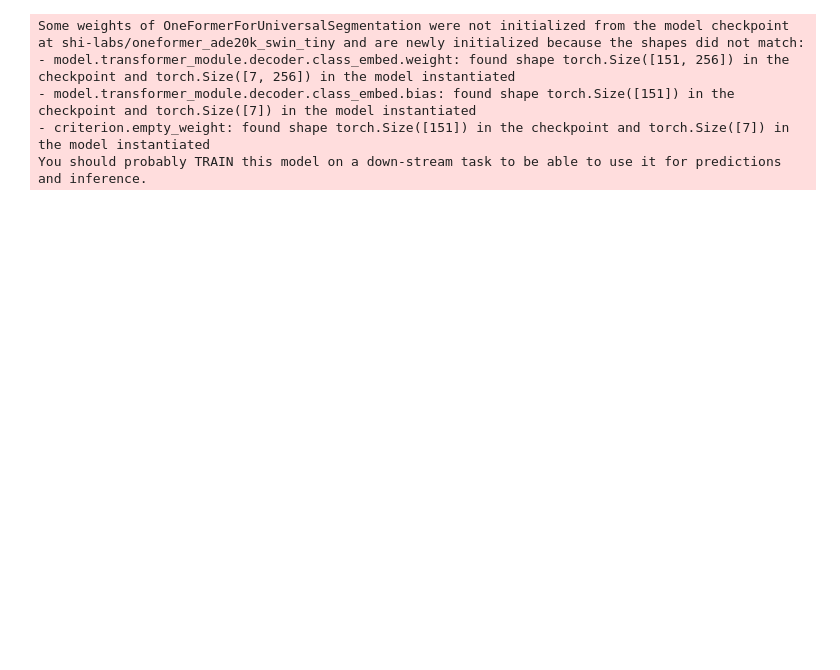
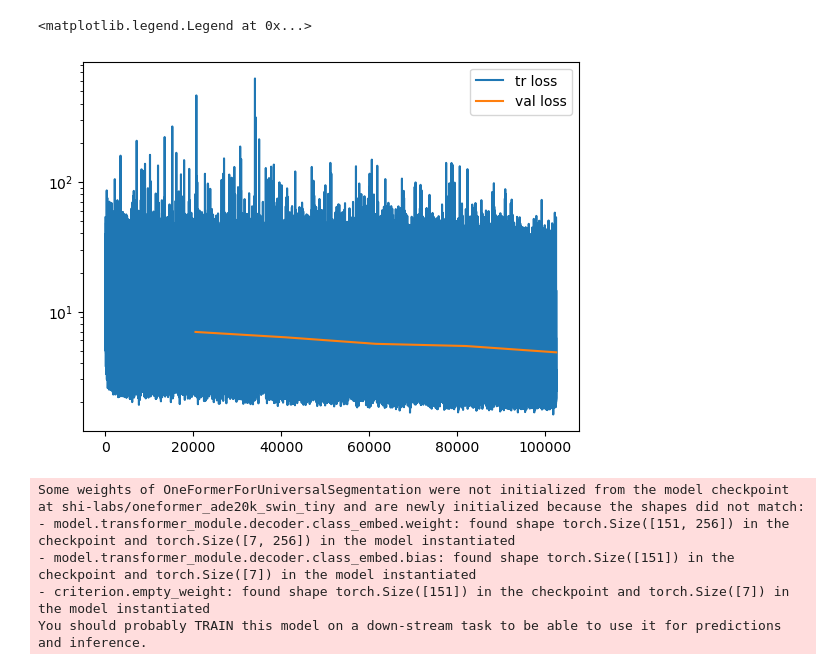
Before and after one commit to PanzaResce/galaxy_segmentation, a Jupyter notebook: notebooks/post_training.ipynb, the cells around one changed output. Saved outputs shown, nothing was run; the diff lists cells and outputs as text; code cells hidden in the pictures; blank space fills up the shorter version.

```diff
--- a/notebooks/post_training.ipynb
+++ b/notebooks/post_training.ipynb
@@ -10,14 +11,29 @@ from config import DATASET_DIR, CLASS_INFO_PATH, MAIN_PROJECT_DIR, GALAXY_MEAN,
 from visual import *
 from dataset import *
 from utils import *
+# %%
+dataset = json.load(open(os.path.join(DATASET_DIR, "galaxy_train.json")))
+dataset = list(dataset.values())
+
+# Skip unannotated images
+dataset = [a for a in dataset if a['regions']]
 # %%
 tr_loss = []
 val_loss = []
 with open("../out/tr_loss.txt", "r") as f:
     tr_loss = [float(val.split()[0]) for val in f.readlines()]
 
 with open("../out/val_loss.txt", "r") as f:
     val_loss = [float(val.split()[0]) for val in f.readlines()]
+
+plt.plot(tr_loss, label="tr loss")
+x = [i for i in range(len(dataset), len(dataset)*6, len(dataset))]
+plt.plot(x, val_loss, label="val loss")
+plt.yscale("log", base=10)
+plt.legend()
+# %% [output]
+<matplotlib.legend.Legend at 0x...>
+[figure, added]
 # %%
 model_card = "shi-labs/oneformer_ade20k_swin_tiny"
 
```
Also changed, not shown: parts of 11 cells of this notebook.
